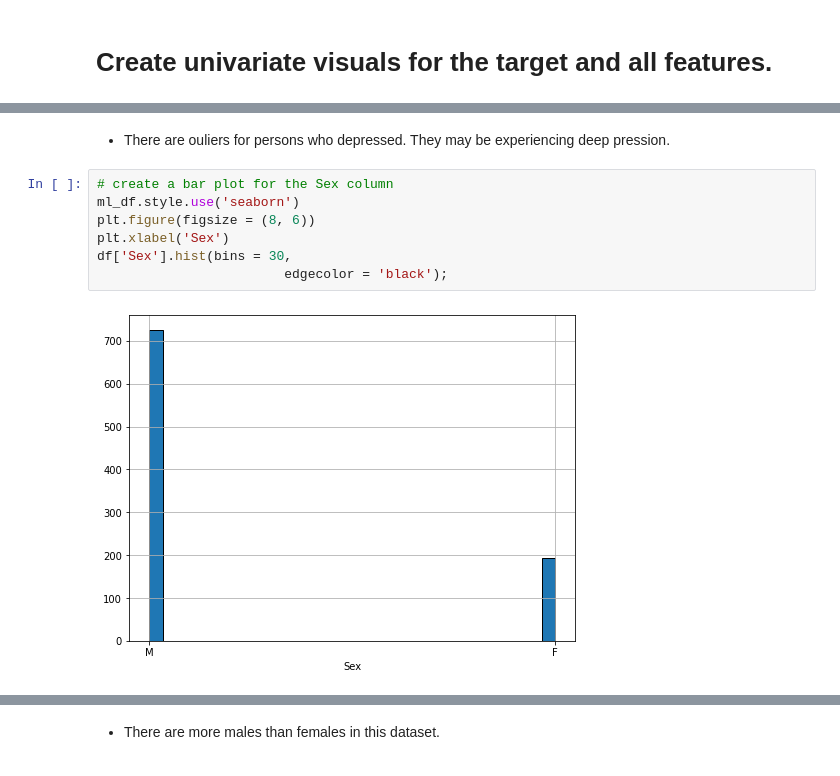
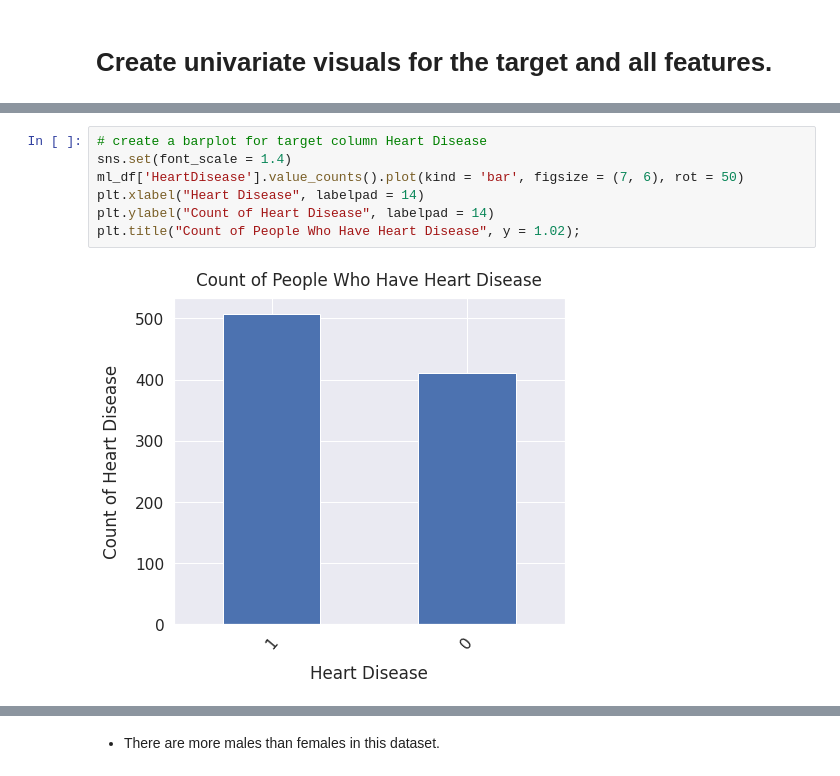
Before and after one commit to shellymduncan/Project-2, a Jupyter notebook: Project_2_Part_1_(Core).ipynb, the cells around one changed output, grey strips where cells are left out. Cells and saved outputs as stored; diff of their text form.

```diff
--- a/Project_2_Part_1_(Core).ipynb
+++ b/Project_2_Part_1_(Core).ipynb
@@ -290,11 +225,9 @@ Text(0.5, 0, 'Oldpeak')
-# %% [markdown]
-* There are ouliers for persons who depressed. They may be experiencing deep pression.
-# %%
-# create a bar plot for the Sex column
-ml_df.style.use('seaborn')
-plt.figure(figsize = (8, 6))
-plt.xlabel('Sex')
-df['Sex'].hist(bins = 30,
-                        edgecolor = 'black');
-# %% [output]
-[figure, removed]
+# %%
+# create a barplot for target column Heart Disease
+sns.set(font_scale = 1.4)
+ml_df['HeartDisease'].value_counts().plot(kind = 'bar', figsize = (7, 6), rot = 50)
+plt.xlabel("Heart Disease", labelpad = 14)
+plt.ylabel("Count of Heart Disease", labelpad = 14)
+plt.title("Count of People Who Have Heart Disease", y = 1.02);
+# %% [output]
+[figure, added]
```
Also changed, not shown: parts of 54 cells of this notebook.
